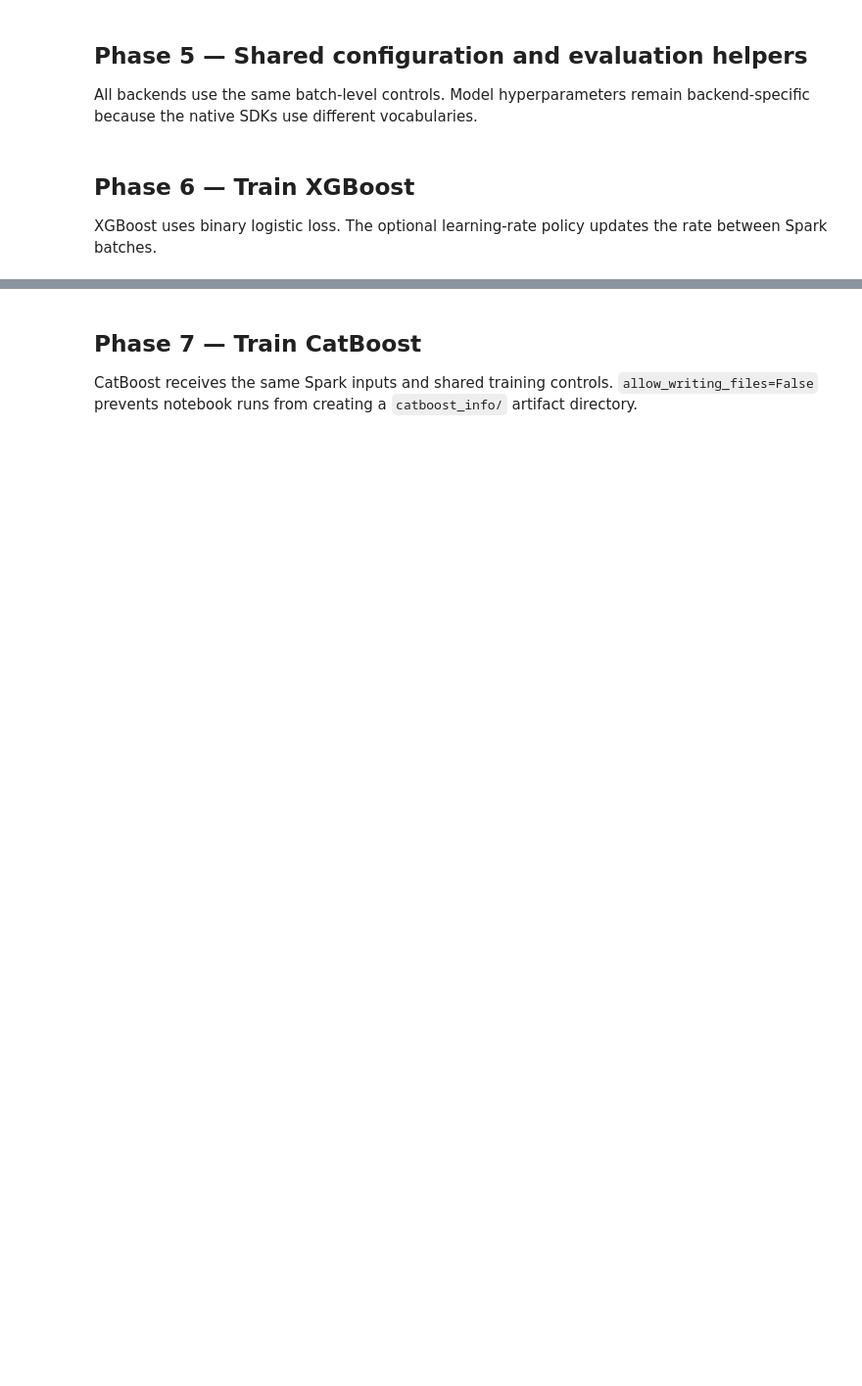
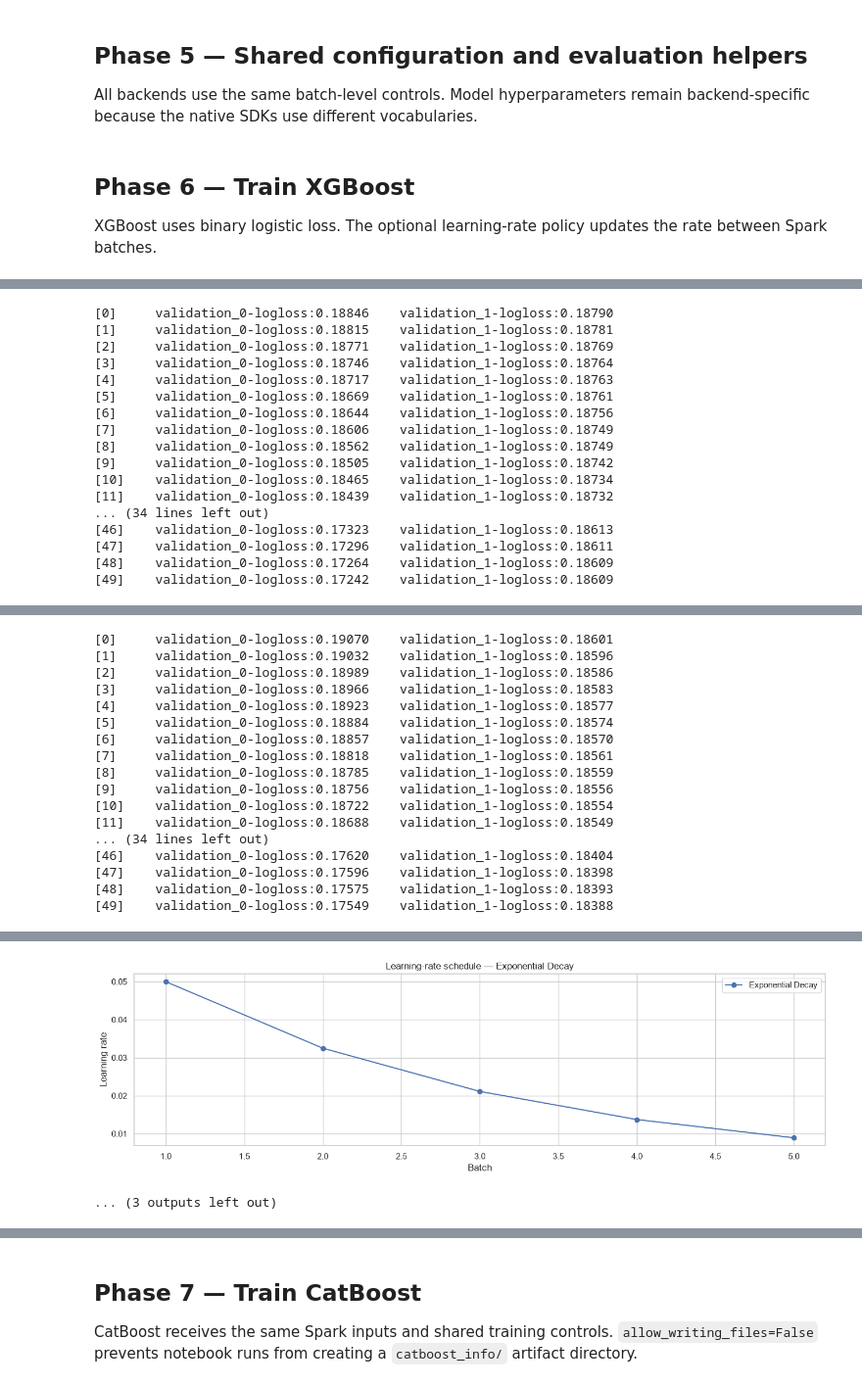
Before and after one commit to Manda404/Spark-Batch-Trainer, a Jupyter notebook: notebooks/01_binary_classification.ipynb, the cells around one changed output, grey strips where cells are left out. Shown at 98% size. Drawn from its saved outputs; the diff is of its cells as text; code cells hidden in the pictures; blank space fills up the shorter version.

```diff
--- a/notebooks/01_binary_classification.ipynb
+++ b/notebooks/01_binary_classification.ipynb
@@ -148,8 +178,11 @@ spark = (
 )
 spark.sparkContext.setLogLevel("WARN")
 
-spark_train_df = spark.createDataFrame(train_df)
-spark_validation_df = spark.createDataFrame(validation_df)
+spark_train_df, spark_validation_df = to_spark_dfs(
+    pd.concat([X_train, y_train.rename(TARGET_COLUMN)], axis=1),
+    pd.concat([X_valid, y_valid.rename(TARGET_COLUMN)], axis=1),
+    spark=spark,
+)
 
 print(f"Spark version: {spark.version}")
 print(f"Training rows: {spark_train_df.count():,}")
@@ -164,14 +207,14 @@ TRAINING_CONFIG = {
     "max_patience": 3,
     "metric_mode": "min",
     "min_delta": 1e-4,
-    "use_sample_weight": False,
-    "show_learning_curve": False,
+    "use_sample_weight": True,
+    "show_learning_curve": True,
     "verbose": True,
 }
 
 LEARNING_RATE_CONFIG = {
     "initial_lr": 0.05,
-    "decay_rate": 0.95,
+    "decay_rate": 0.65,
     "min_lr": 0.005,
 }
 # %%
@@ -215,23 +237,38 @@ def summarize_history(trainer) -> pd.DataFrame:
 
 XGBoost uses binary logistic loss. The optional learning-rate policy updates the rate between Spark batches.
 # %%
+# ==============================================================================
+# 1. MODEL INITIALIZATION & TRAINING
+# ==============================================================================
+# Instantiate the trainer wrapper for XGBoost
 xgboost_trainer = create_trainer("xgboost")
+
+# Train the model using Spark DataFrames and specific hyperparameters
 xgboost_trainer.fit(
     train_dataframe=spark_train_df,
     valid_dataframe=spark_validation_df,
     target_column=TARGET_COLUMN,
     model_config={
-        "objective": "binary:logistic",
-        "eval_metric": "logloss",
-        "n_estimators": 50,
-        "learning_rate": 0.05,
-        "max_depth": 6,
-        "subsample": 0.8,
-        "colsample_bytree": 0.8,
-        "random_state": RANDOM_STATE,
+        "objective": "binary:logistic",  # Binary classification using logistic regression
+        "eval_metric": "logloss",         # Evaluation metric to minimize during training
+        "n_estimators": 50,              # Number of boosting rounds (trees)
+        "learning_rate": 0.05,           # Step size shrinkage to prevent overfitting
+        "max_depth": 6,                  # Maximum depth of a tree
+        "reg_lambda": 3.0,               # L2 regularization term on weights
+        "subsample": 0.8,                # Ratio of training instances sampled per tree
+        "colsample_bytree": 0.8,          # Subsample ratio of columns when constructing each tree
+        "random_state": RANDOM_STATE,    # Seed for reproducibility
     },
     training_config=TRAINING_CONFIG,
     learning_rate_config=LEARNING_RATE_CONFIG,
 )
+
+# ==============================================================================
+# 2. MODEL EXTRACTION & LOGGING
+# ==============================================================================
+# Retrieve the fully trained XGBoost model pipeline object
 xgboost_model = xgboost_trainer.get_trained_model()
+
+# Display the training logs and evaluation metrics history (e.g., loss curves)
 display(summarize_history(xgboost_trainer))
+# %% [output]
@@ -237,0 +394,17 @@ display(summarize_history(xgboost_trainer))
+[0]     validation_0-logloss:0.18846    validation_1-logloss:0.18790
+[1]     validation_0-logloss:0.18815    validation_1-logloss:0.18781
+[2]     validation_0-logloss:0.18771    validation_1-logloss:0.18769
+[3]     validation_0-logloss:0.18746    validation_1-logloss:0.18764
+[4]     validation_0-logloss:0.18717    validation_1-logloss:0.18763
+[5]     validation_0-logloss:0.18669    validation_1-logloss:0.18761
+[6]     validation_0-logloss:0.18644    validation_1-logloss:0.18756
+[7]     validation_0-logloss:0.18606    validation_1-logloss:0.18749
+[8]     validation_0-logloss:0.18562    validation_1-logloss:0.18749
+[9]     validation_0-logloss:0.18505    validation_1-logloss:0.18742
+[10]    validation_0-logloss:0.18465    validation_1-logloss:0.18734
+[11]    validation_0-logloss:0.18439    validation_1-logloss:0.18732
+... (34 lines left out)
+[46]    validation_0-logloss:0.17323    validation_1-logloss:0.18613
+[47]    validation_0-logloss:0.17296    validation_1-logloss:0.18611
+[48]    validation_0-logloss:0.17264    validation_1-logloss:0.18609
+[49]    validation_0-logloss:0.17242    validation_1-logloss:0.18609
@@ -237,0 +428,17 @@ display(summarize_history(xgboost_trainer))
+[0]     validation_0-logloss:0.19070    validation_1-logloss:0.18601
+[1]     validation_0-logloss:0.19032    validation_1-logloss:0.18596
+[2]     validation_0-logloss:0.18989    validation_1-logloss:0.18586
+[3]     validation_0-logloss:0.18966    validation_1-logloss:0.18583
+[4]     validation_0-logloss:0.18923    validation_1-logloss:0.18577
+[5]     validation_0-logloss:0.18884    validation_1-logloss:0.18574
+[6]     validation_0-logloss:0.18857    validation_1-logloss:0.18570
+[7]     validation_0-logloss:0.18818    validation_1-logloss:0.18561
+[8]     validation_0-logloss:0.18785    validation_1-logloss:0.18559
+[9]     validation_0-logloss:0.18756    validation_1-logloss:0.18556
+[10]    validation_0-logloss:0.18722    validation_1-logloss:0.18554
+[11]    validation_0-logloss:0.18688    validation_1-logloss:0.18549
+... (34 lines left out)
+[46]    validation_0-logloss:0.17620    validation_1-logloss:0.18404
+[47]    validation_0-logloss:0.17596    validation_1-logloss:0.18398
+[48]    validation_0-logloss:0.17575    validation_1-logloss:0.18393
+[49]    validation_0-logloss:0.17549    validation_1-logloss:0.18388
@@ -237,0 +451,2 @@ display(summarize_history(xgboost_trainer))
+[figure, added]
+... (3 outputs left out)
```
Also changed, not shown: parts of 23 cells of this notebook, 53 other files.
